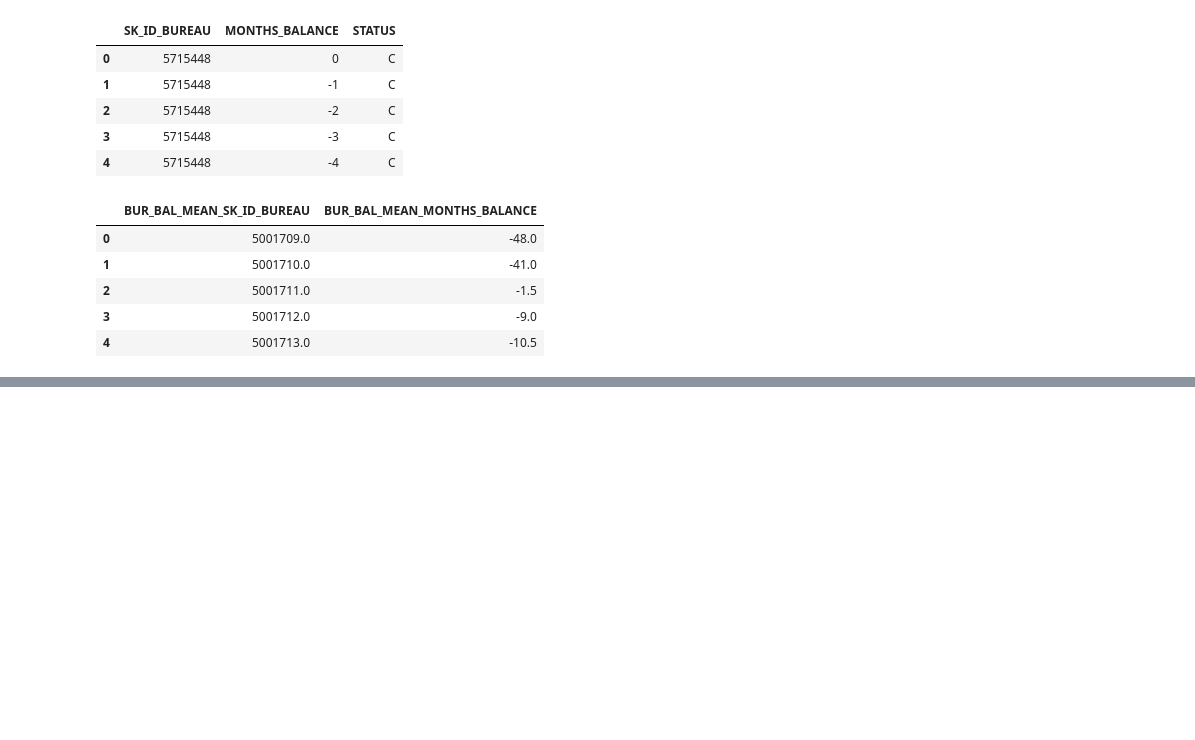
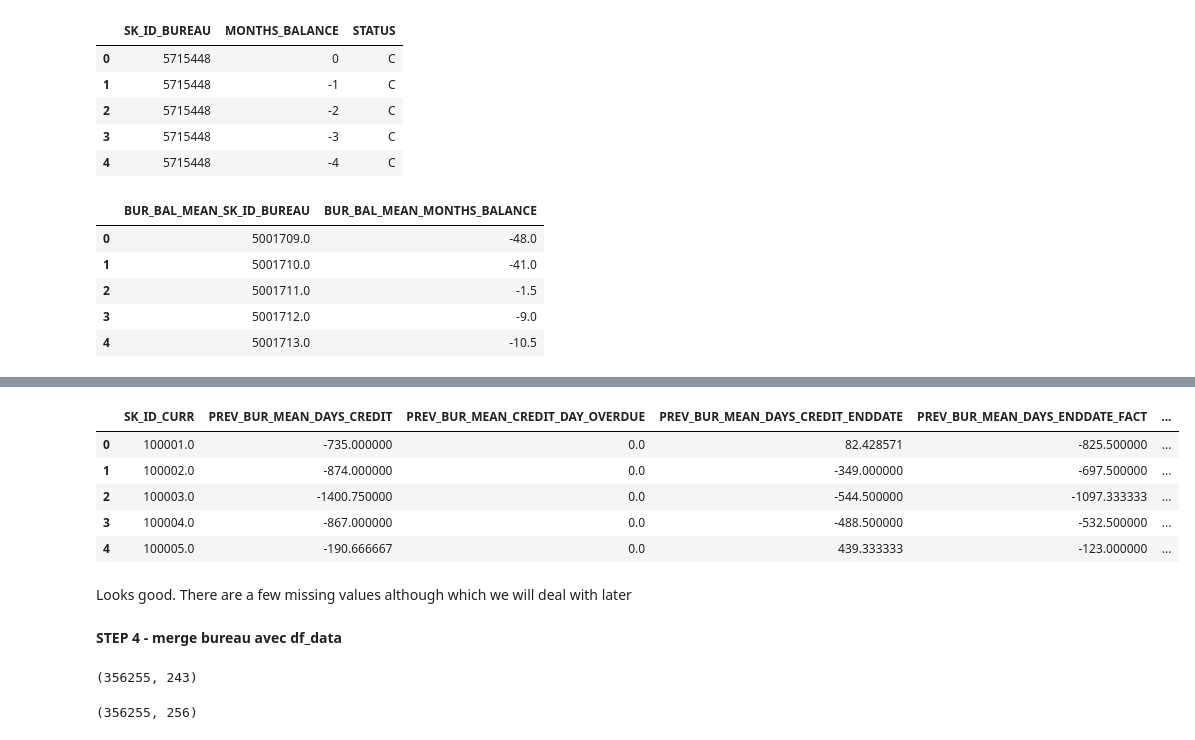
Before and after one commit to GaryMauger/P7_implementer_modele_scoring, a Jupyter notebook: Projet_7.ipynb, the cells around one changed output, grey strips where cells are left out. Drawn from its saved outputs; the diff is of its cells as text; code cells hidden in the pictures; blank space fills up the shorter version.

```diff
--- a/Projet_7.ipynb
+++ b/Projet_7.ipynb
@@ -1871,0 +1925,19 @@ bureau_bal_mean.head()
+# %%
+bureau_mean_values = extract_mean(bureau)
+bureau_mean_values = bureau_mean_values.rename(columns = {'PREV_BUR_MEAN_SK_ID_CURR' : 'SK_ID_CURR'})
+bureau_mean_values.head(5)
+# %% [output]
+|  | SK_ID_CURR | PREV_BUR_MEAN_DAYS_CREDIT | PREV_BUR_MEAN_CREDIT_DAY_OVERDUE | PREV_BUR_MEAN_DAYS_CREDIT_ENDDATE | PREV_BUR_MEAN_DAYS_ENDDATE_FACT | ... |
+| 0 | 100001.0 | -735.000000 | 0.0 | 82.428571 | -825.500000 | ... |
+| 1 | 100002.0 | -874.000000 | 0.0 | -349.000000 | -697.500000 | ... |
+| 2 | 100003.0 | -1400.750000 | 0.0 | -544.500000 | -1097.333333 | ... |
+| 3 | 100004.0 | -867.000000 | 0.0 | -488.500000 | -532.500000 | ... |
+| 4 | 100005.0 | -190.666667 | 0.0 | 439.333333 | -123.000000 | ... |
+# %% [markdown]
+Looks good. There are a few missing values although which we will deal with later
+# %% [markdown]
+<span style="font-size:14px; font-weight:bold;">STEP 4 - merge bureau avec df_data</span>
+# %%
+df_data.shape
+# %% [output]
+(356255, 243)
@@ -1871,0 +1946,4 @@ bureau_bal_mean.head()
+# %%
+df_data.shape
+# %% [output]
+(356255, 256)
```
Also changed, not shown: parts of 29 cells of this notebook.
